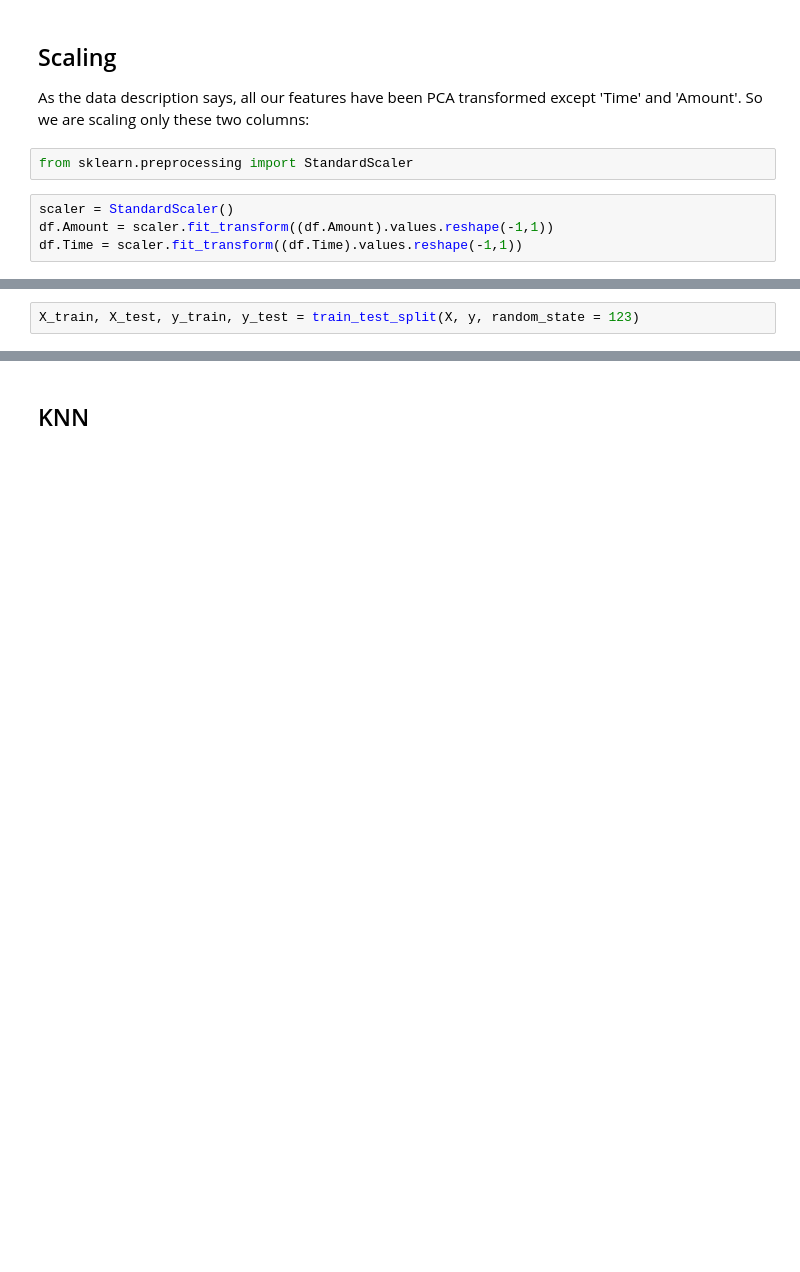
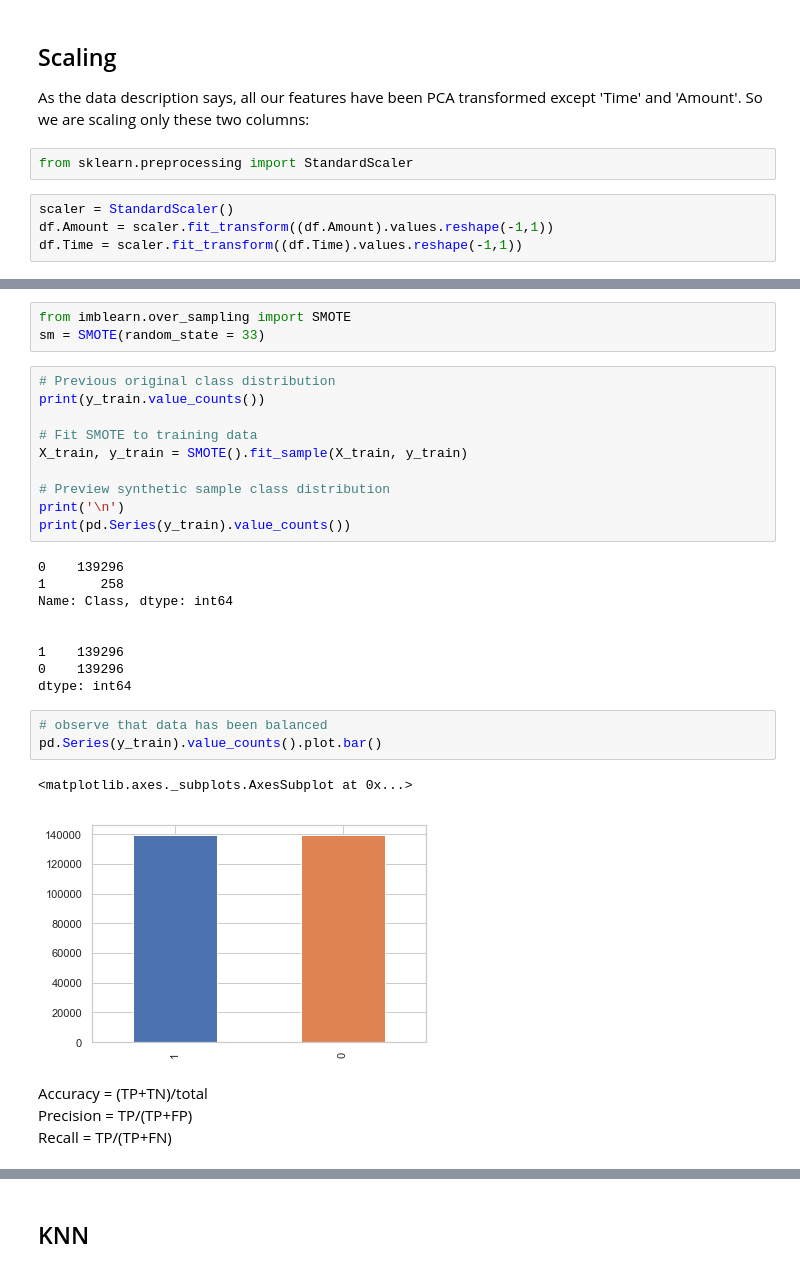
Before and after one commit to minadreamer/Credit-Card-Fraud-Detection, a Jupyter notebook: smote.ipynb, the cells around one changed output, grey strips where cells are left out. Saved outputs shown, nothing was run; the diff lists cells and outputs as text; blank space fills up the shorter version.

```diff
--- a/smote.ipynb
+++ b/smote.ipynb
@@ -307,2 +206,0 @@ df.head()
-# %%
-X_train, X_test, y_train, y_test = train_test_split(X, y, random_state = 123)
@@ -308,0 +211,32 @@ X_train, X_test, y_train, y_test = train_test_split(X, y, random_state = 123)
+# %%
+from imblearn.over_sampling import SMOTE
+sm = SMOTE(random_state = 33)
+# %%
+# Previous original class distribution
+print(y_train.value_counts())
+
+# Fit SMOTE to training data
+X_train, y_train = SMOTE().fit_sample(X_train, y_train)
+
+# Preview synthetic sample class distribution
+print('\n')
+print(pd.Series(y_train).value_counts())
+# %% [output]
+0    139296
+1       258
+Name: Class, dtype: int64
+
+
+1    139296
+0    139296
+dtype: int64
+# %%
+# observe that data has been balanced
+pd.Series(y_train).value_counts().plot.bar()
+# %% [output]
+<matplotlib.axes._subplots.AxesSubplot at 0x...>
+[figure, added]
+# %% [markdown]
+Accuracy = (TP+TN)/total
+Precision = TP/(TP+FP)
+Recall = TP/(TP+FN)
```
Also changed, not shown: parts of 76 cells of this notebook.
